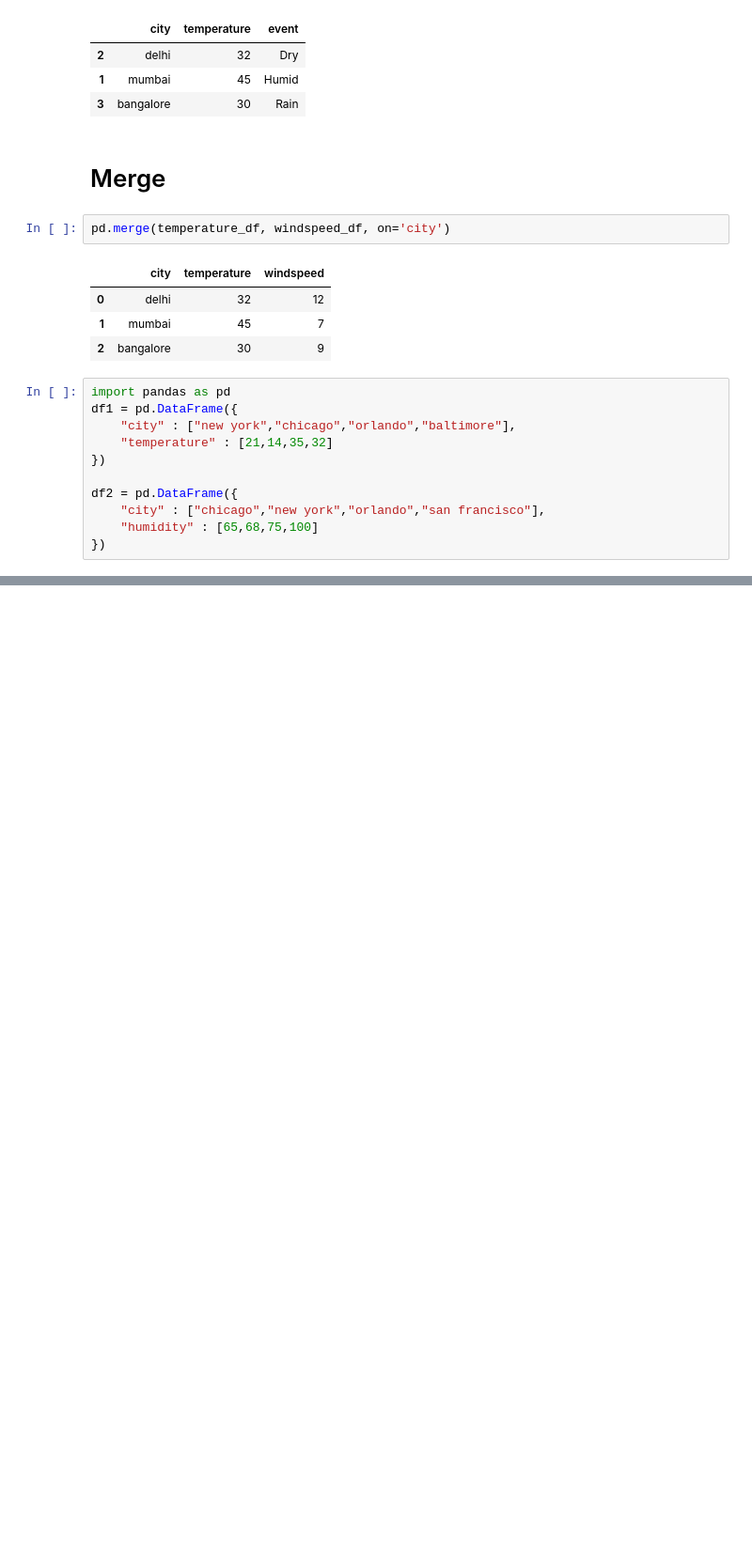
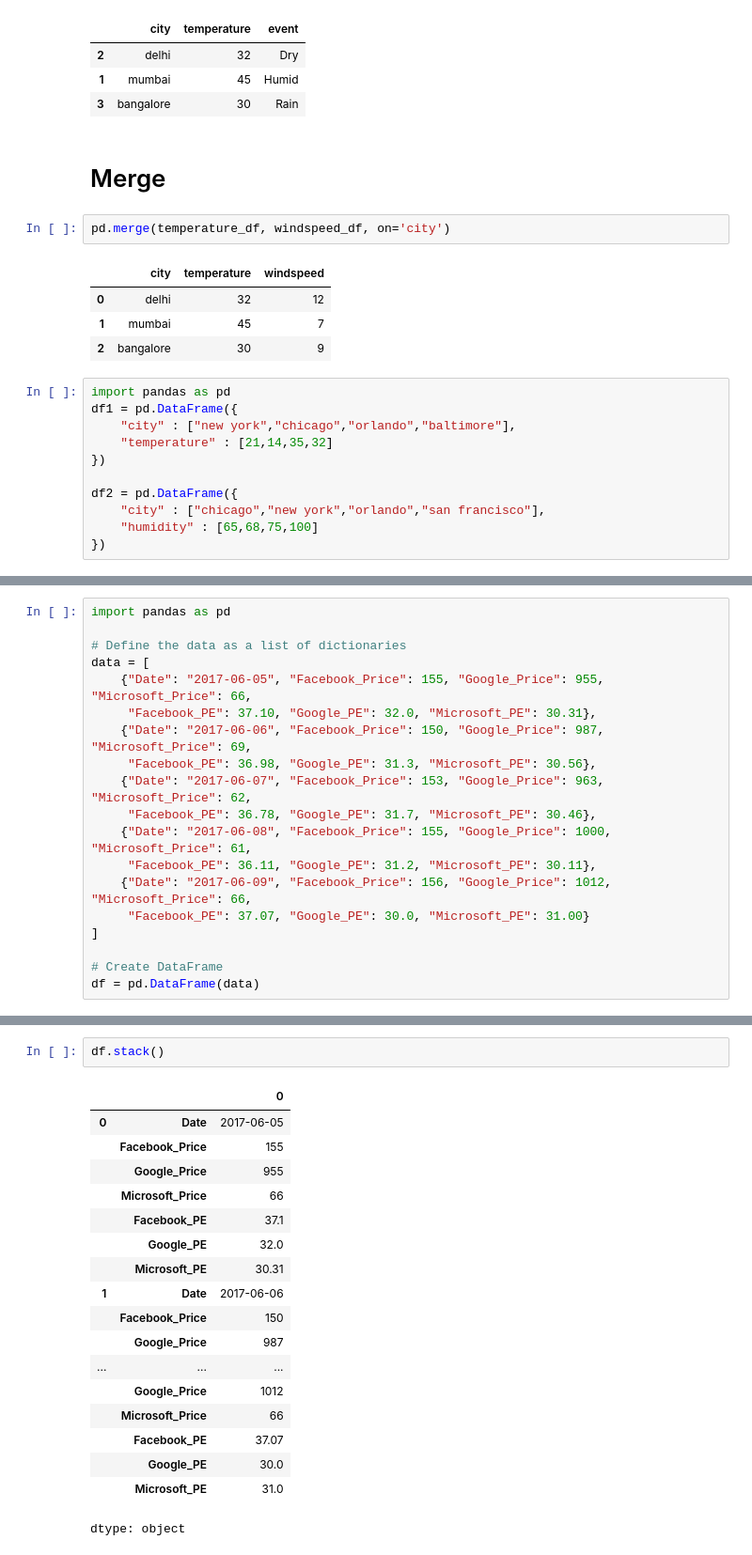
Before and after one commit to RahulTechTutorials/PythonLibraries, a Jupyter notebook: Pandas_Library.ipynb, the cells around one changed output, grey strips where cells are left out. Shown at 94% size. Saved outputs shown, nothing was run; the diff lists cells and outputs as text; blank space fills up the shorter version.

```diff
--- a/Pandas_Library.ipynb
+++ b/Pandas_Library.ipynb
@@ -836,0 +1171,19 @@ pd.merge(df1,df2, on='city',how="outer")
+# %%
+import pandas as pd
+
+# Define the data as a list of dictionaries
+data = [
+    {"Date": "2017-06-05", "Facebook_Price": 155, "Google_Price": 955, "Microsoft_Price": 66,
+     "Facebook_PE": 37.10, "Google_PE": 32.0, "Microsoft_PE": 30.31},
+    {"Date": "2017-06-06", "Facebook_Price": 150, "Google_Price": 987, "Microsoft_Price": 69,
+     "Facebook_PE": 36.98, "Google_PE": 31.3, "Microsoft_PE": 30.56},
+    {"Date": "2017-06-07", "Facebook_Price": 153, "Google_Price": 963, "Microsoft_Price": 62,
+     "Facebook_PE": 36.78, "Google_PE": 31.7, "Microsoft_PE": 30.46},
+    {"Date": "2017-06-08", "Facebook_Price": 155, "Google_Price": 1000, "Microsoft_Price": 61,
+     "Facebook_PE": 36.11, "Google_PE": 31.2, "Microsoft_PE": 30.11},
+    {"Date": "2017-06-09", "Facebook_Price": 156, "Google_Price": 1012, "Microsoft_Price": 66,
+     "Facebook_PE": 37.07, "Google_PE": 30.0, "Microsoft_PE": 31.00}
+]
+
+# Create DataFrame
+df = pd.DataFrame(data)
@@ -836,0 +1199,21 @@ pd.merge(df1,df2, on='city',how="outer")
+# %%
+df.stack()
+# %% [output]
+|  |  | 0 |
+| 0 | Date | 2017-06-05 |
+|  | Facebook_Price | 155 |
+|  | Google_Price | 955 |
+|  | Microsoft_Price | 66 |
+|  | Facebook_PE | 37.1 |
+|  | Google_PE | 32.0 |
+|  | Microsoft_PE | 30.31 |
+| 1 | Date | 2017-06-06 |
+|  | Facebook_Price | 150 |
+|  | Google_Price | 987 |
+| ... | ... | ... |
+|  | Google_Price | 1012 |
+|  | Microsoft_Price | 66 |
+|  | Facebook_PE | 37.07 |
+|  | Google_PE | 30.0 |
+|  | Microsoft_PE | 31.0 |
+dtype: object
```
Also changed, not shown: parts of 42 cells of this notebook.
